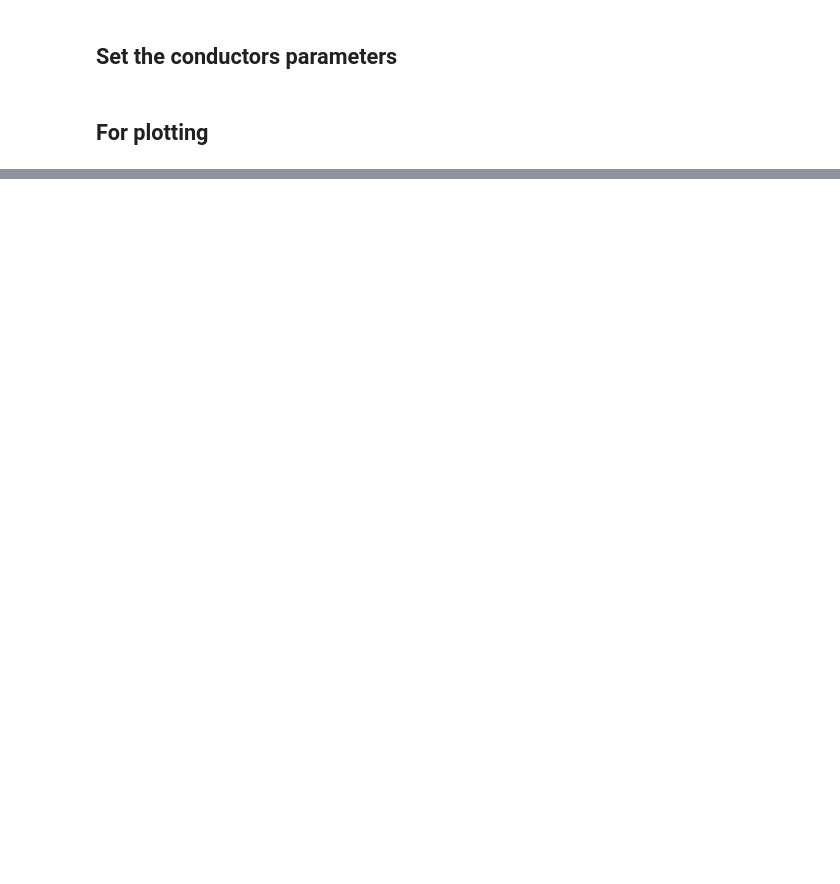
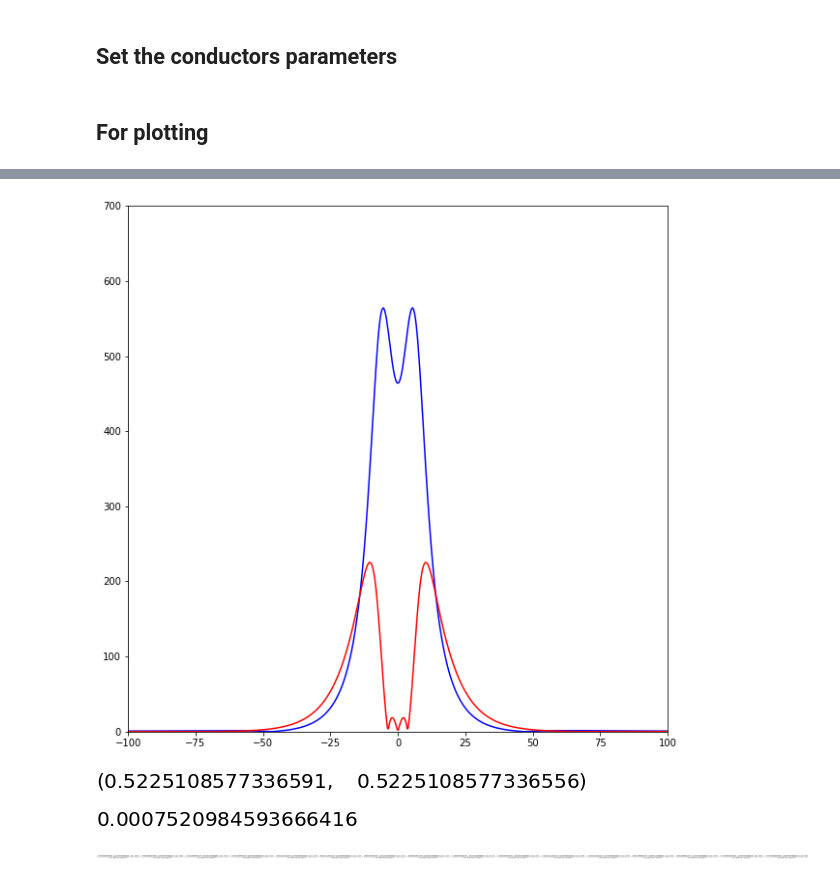
Before and after one commit to CarlosKPS/Electromagnetics-with-python, a Jupyter notebook: Electromagnetismo_project_Transmission_line.ipynb, the cells around one changed output, grey strips where cells are left out. Cells and saved outputs as stored; diff of their text form; code cells hidden in the pictures; blank space fills up the shorter version.

```diff
--- a/Electromagnetismo_project_Transmission_line.ipynb
+++ b/Electromagnetismo_project_Transmission_line.ipynb
@@ -228,0 +308,24 @@ array([-20. , -19.5, -19. , -18.5, -18. , -17.5, -17. , -16.5, -16. ,
+# %%
+def field_y_strog(theta):
+    x_coord = np.linspace(-100,100,600)
+    ex,ey = electric_field(theta)
+    Ex = lambdify((x,y),ex,'numpy')
+    Ey = lambdify((x,y),ey,'numpy')
+    fig, ax = plt.subplots(figsize=(10,10))
+    plt.plot(x_coord,np.abs(Ey(x_coord,10)),'b')
+    plt.plot(x_coord,np.abs(Ex(x_coord,10)),'r')
+    plt.xlim(-100,100)
+    plt.ylim(0,700)
+    plt.show()
+# %%
+field_y_strog(0)
+# %% [output]
+[figure, added]
+# %%
+abs(Ex(-25,0.1)) , abs(Ex(25,0.1))
+# %% [output]
+[figure, added]
+# %%
+c1.area
+# %% [output]
+[figure, added]
@@ -228,0 +334,4 @@ array([-20. , -19.5, -19. , -18.5, -18. , -17.5, -17. , -16.5, -16. ,
+# %%
+ey_symbolical
+# %% [output]
+[figure, added]
```
Also changed, not shown: parts of 18 cells of this notebook.
